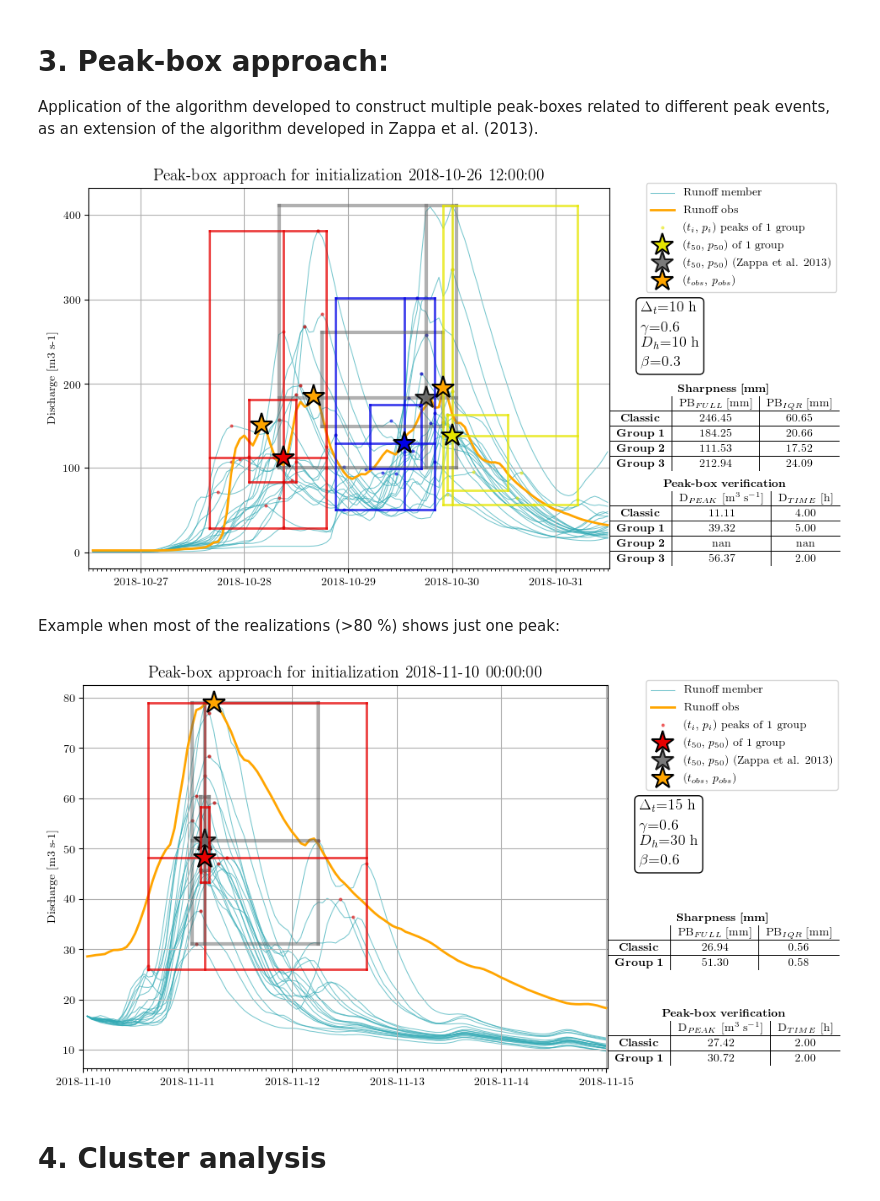
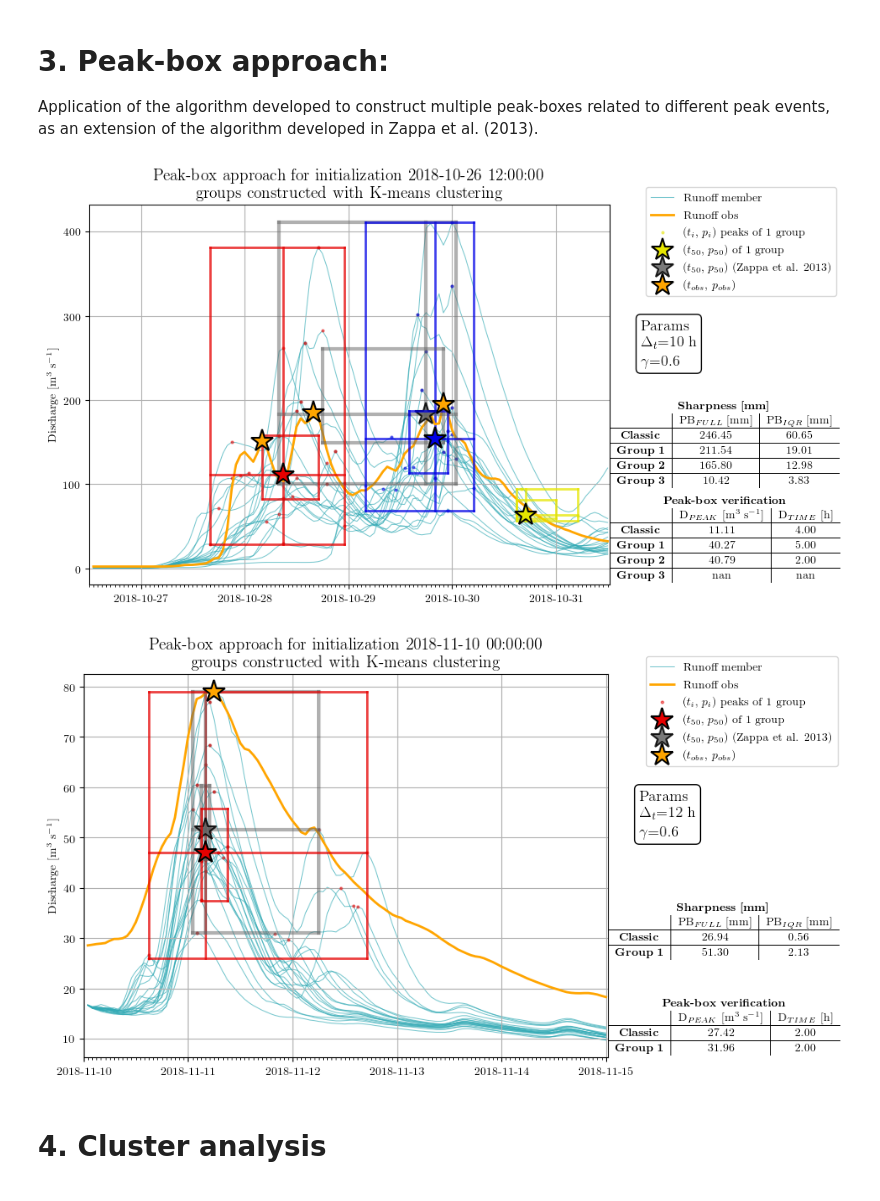
Before and after one commit to agiord/ensemble-flood-forecasting, a Jupyter notebook: EnsembleFloodForecastAnalysis.ipynb, the cells around one changed output. Cells and saved outputs as stored; diff of their text form; code cells hidden in the pictures.

```diff
--- a/EnsembleFloodForecastAnalysis.ipynb
+++ b/EnsembleFloodForecastAnalysis.ipynb
@@ -169,9 +169,7 @@ import individual_scripts.peakbox_classic_multipeaksV2 as pb
 # %%
-pb.peak_box_multipeaks(rm_medians, obs_subset, sim_start, delta_t=10, gamma=0.6, decreashours=10, beta = 0.3)
+pbk.peak_box_multipeaks_kmeans(rm_medians, obs_subset, sim_start, delta_t=10, gamma=0.6)
 # %% [output]
-[figure, old version]
+[figure, new version]
-# %% [markdown]
-Example when most of the realizations (>80 %) shows just one peak:
 # %%
 sim_start2 = '2018-11-10 00:00:00'
 
@@ -195,9 +193,9 @@ rm_medians2['date'] = quant_rm_groups_runoff2[rm]['date']
 rm_medians2.columns = ['rm00','rm01','rm02','rm03','rm04','rm05','rm06','rm07','rm08','rm09','rm10','rm11','rm12',
                      'rm13','rm14','rm15','rm16','rm17','rm18','rm19','rm20','date']
 # %%
-pb.peak_box_multipeaks(rm_medians2, obs_subset2, sim_start2, delta_t=10, gamma=0.6, decreashours=10, beta = 0.3)
+pbk.peak_box_multipeaks_kmeans(rm_medians2, obs_subset2, sim_start2, delta_t=12, gamma=0.6)
 # %% [output]
-[figure, old version]
+[figure, new version]
 # %% [markdown]
 # 4. Cluster analysis
 # %%
```
Also changed, not shown: parts of 3 cells of this notebook, 2 other files.
